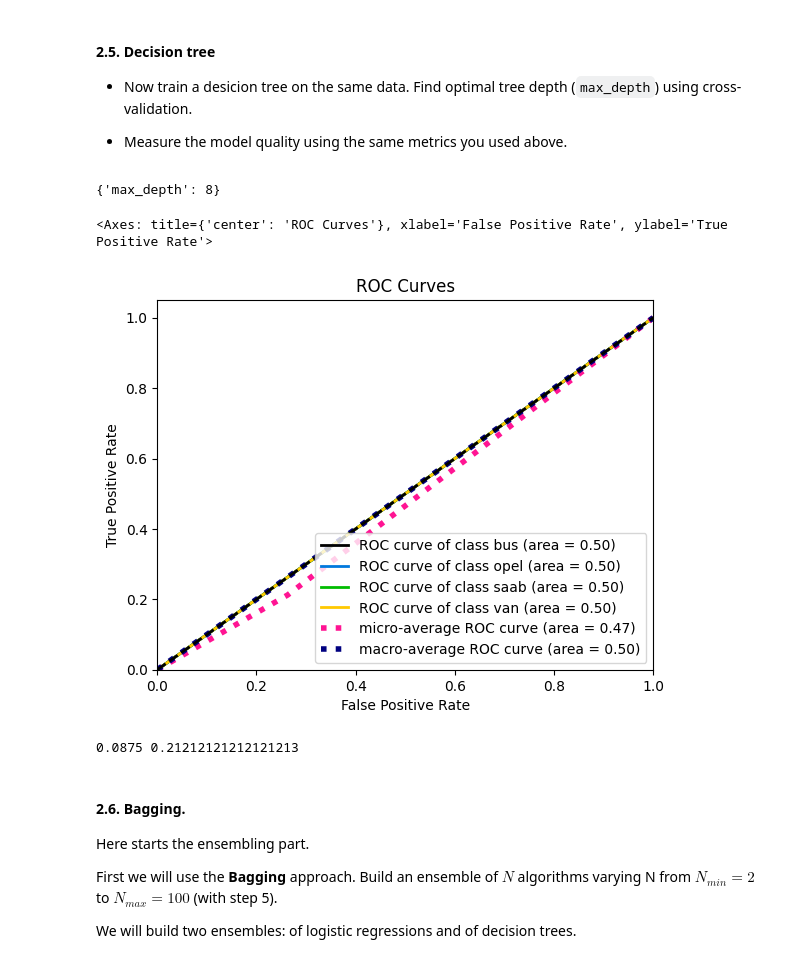
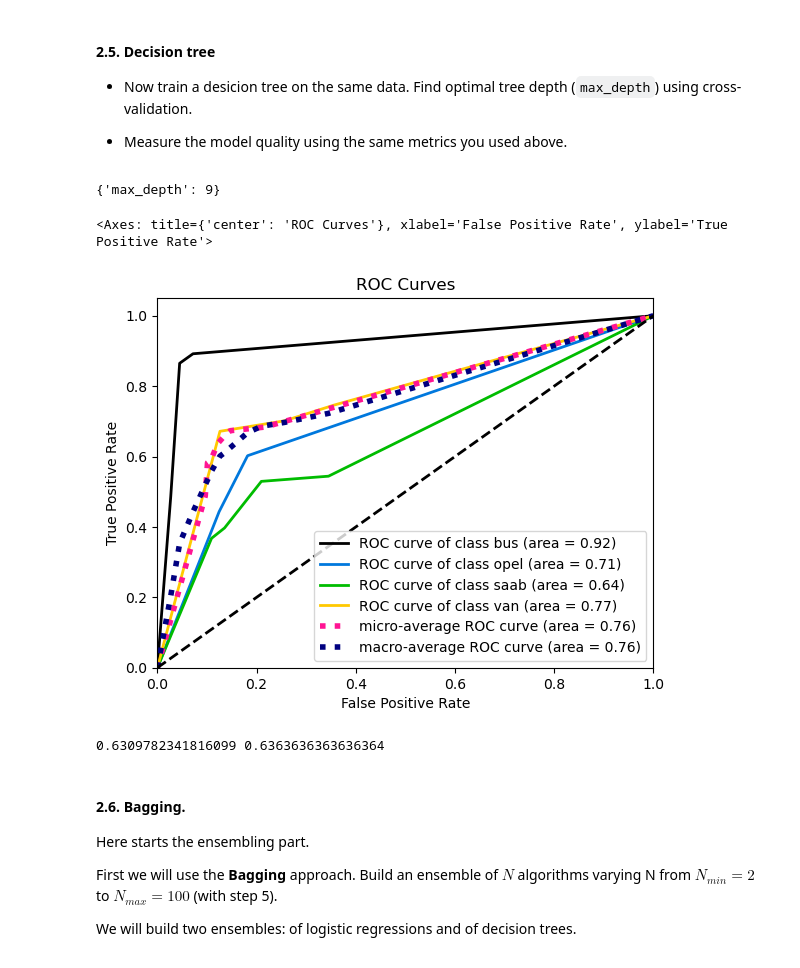
Before and after one commit to romaz21/ml-course, a Jupyter notebook: homeworks/lab01_ml_pipeline/lab01_part2_ml_pipeline.ipynb, the cells around one changed output. Saved outputs shown, nothing was run; the diff lists cells and outputs as text; code cells hidden in the pictures.

```diff
--- a/homeworks/lab01_ml_pipeline/lab01_part2_ml_pipeline.ipynb
+++ b/homeworks/lab01_ml_pipeline/lab01_part2_ml_pipeline.ipynb
@@ -128,3 +125,7 @@ Num of van : 136
+# %%
+sc = StandardScaler()
+X_train = sc.fit_transform(X_train)
+X_test = sc.transform(X_test)
 # %% [markdown]
 #### 2.1. Basic logistic regression
 * Find optimal hyperparameters for logistic regression with cross-validation on the `train` data (small grid/random search is enough, no need to find the *best* parameters).
@@ -178,8 +179,5 @@ array([[-1.06202889, -0.73004889,  1.1425781 , ..., -0.1325714 ,
 # %%
-sc = StandardScaler()
-sc.fit(X_train)
-X_train_std = sc.transform(X_train)
-X_test_std = sc.transform(X_test)
+
 
 pca = PCA()
 X_train_pca = pca.fit_transform(X_train_std)
@@ -210,5 +207,0 @@ plt.show()
-# %%
-# YOUR CODE HERE
-n_features = X_train.shape[1]
-pca = PCA()
-pca.fit(X_train)
@@ -279,6 +212,6 @@ array([[-2.39508332,  2.65180499, -0.01246972, ...,  1.31892785,
 *Use `fit` and `transform` methods to transform the `train` and `test` parts.*
 # %%
 ### YOUR CODE HERE
-X_train_pca = pca.fit_transform(X_train_std)
-X_test_pca = pca.fit_transform(X_test_std)
-X_test_pca.shape
+pca3 = PCA(n_components=10)
+X_train_pca = pca.fit_transform(X_train)
+X_test_pca = pca.transform(X_test)
@@ -324,24 +255,24 @@ print(f1_score(y_test, y_pred, average="macro"),  accuracy_score(y_test, y_pred)
 * Measure the model quality using the same metrics you used above.
 # %%
 
-param_grid = {"max_depth": range(3, 10)}
-grid_search = GridSearchCV(DecisionTreeClassifier(), param_grid=param_grid, cv=3)
+param_grid = {"max_depth": range(1, 10)}
+grid_search = GridSearchCV(DecisionTreeClassifier(), param_grid=param_grid, cv=10)
 grid_search.fit(X_train_pca, y_train)
-grid_search.predict_proba(X_test)
+grid_search.predict_proba(X_test_pca)
 print(grid_search.best_params_)
-plot_roc(y_test, grid_search.predict_proba(X_test))
+plot_roc(y_test, grid_search.best_estimator_.predict_proba(X_test_pca))
 # YOUR CODE HERE
 # %% [output]
-{'max_depth': 8}
+{'max_depth': 9}
 <Axes: title={'center': 'ROC Curves'}, xlabel='False Positive Rate', ylabel='True Positive Rate'>
-[figure, old version]
+[figure, new version]
 # %%
 dt_params = grid_search.best_params_
 # %%
-y_pred = grid_search.best_estimator_.predict(X_test)
+y_pred = grid_search.best_estimator_.predict(X_test_pca)
 print(f1_score(y_test, y_pred, average="macro"),  accuracy_score(y_test, y_pred))
 # %% [output]
-0.0875 0.21212121212121213
+0.6309782341816099 0.6363636363636364
 # %% [markdown]
 #### 2.6. Bagging.
 Here starts the ensembling part.
```
Also changed, not shown: parts of 28 cells of this notebook, 5 other files.
